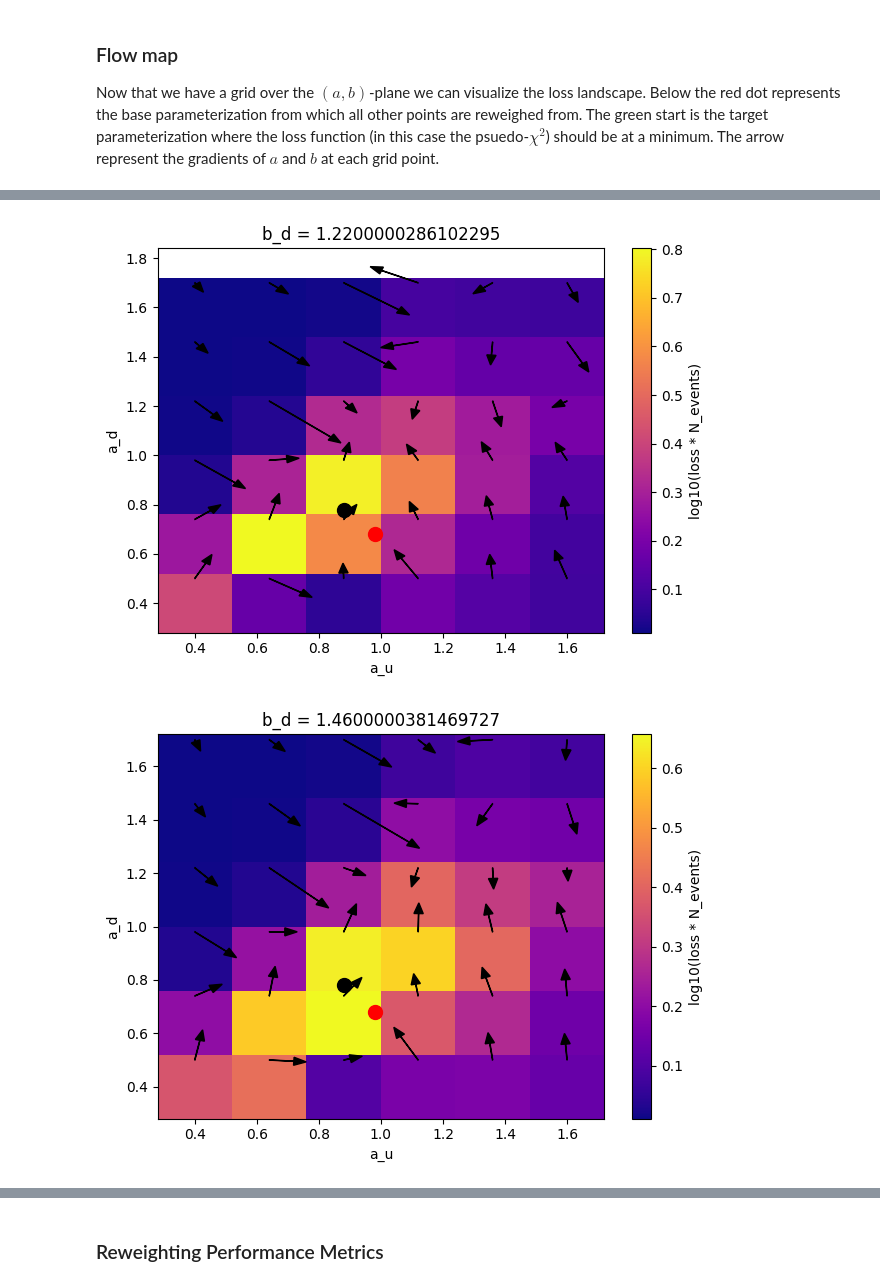
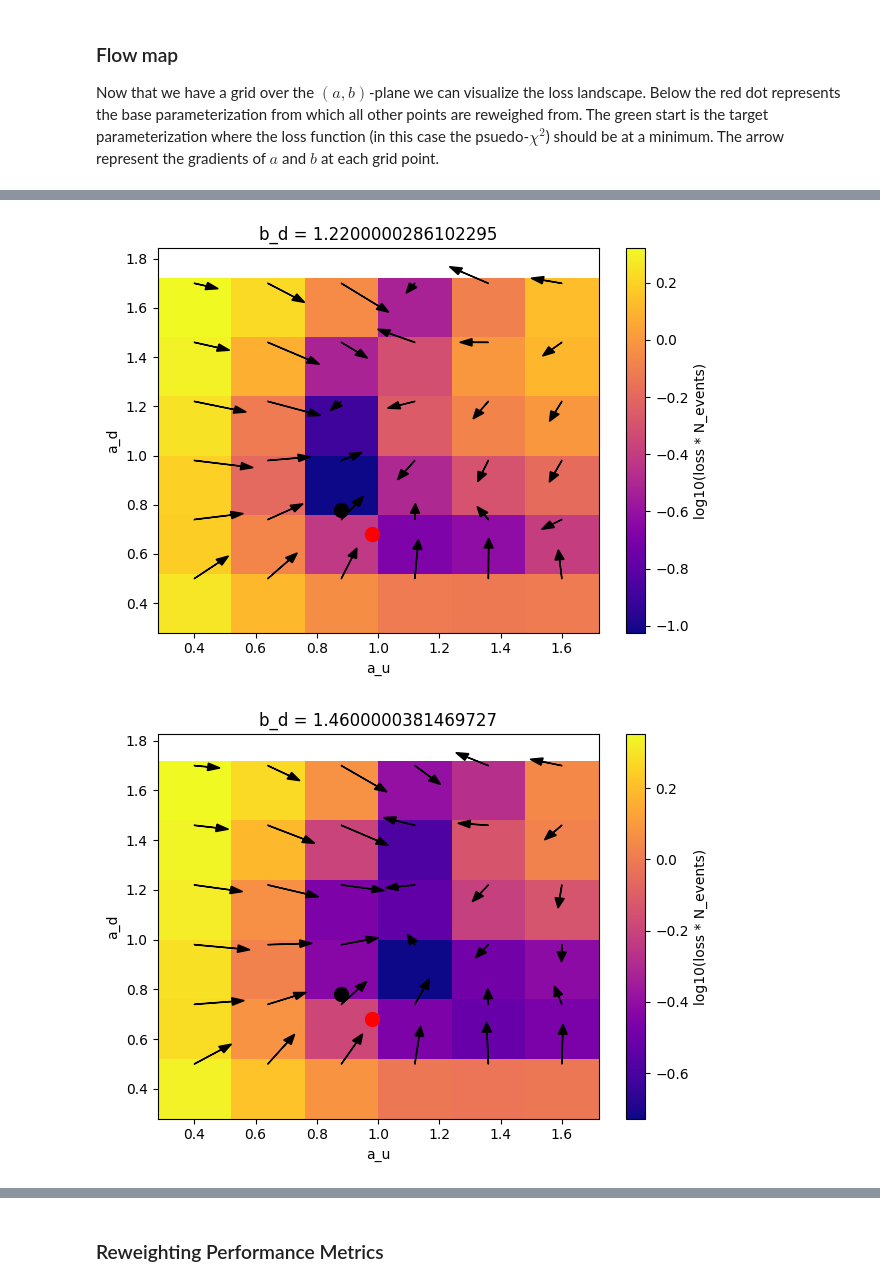
Before and after one commit to tonymenzo/RSA, a Jupyter notebook: src/RSA_nD_flow_map.ipynb, the cells around one changed output, grey strips where cells are left out. Saved outputs shown, nothing was run; the diff lists cells and outputs as text; code cells hidden in the pictures.

Commit message:
fixed flow plots

```diff
--- a/src/RSA_nD_flow_map.ipynb
+++ b/src/RSA_nD_flow_map.ipynb
@@ -356,12 +356,12 @@ import matplotlib.colors as mcolors
 from mpl_toolkits.mplot3d import Axes3D
 # print(a_b_c)
 
-magnitudes = np.load('/pscratch/sd/l/ljpuslar/RSA/RSA/src/temp_results/Flow_map_nD/magnitudes_5.npy')
-a_b_gradients = np.load('/pscratch/sd/l/ljpuslar/RSA/RSA/src/temp_results/Flow_map_nD/gradients_5.npy')
-a_b_c = np.load('/pscratch/sd/l/ljpuslar/RSA/RSA/src/temp_results/Flow_map_nD/ad_bd_au_5.npy')
-loss_grid = np.load('/pscratch/sd/l/ljpuslar/RSA/RSA/src/temp_results/Flow_map_nD/loss_grid_5.npy')
-mu = np.load('/pscratch/sd/l/ljpuslar/RSA/RSA/src/temp_results/Flow_map_nD/mu_5.npy')
-Neff = np.load('/pscratch/sd/l/ljpuslar/RSA/RSA/src/temp_results/Flow_map_nD/Neff_5.npy')
+magnitudes = np.load('/pscratch/sd/l/ljpuslar/RSA/RSA/src/temp_results/Flow_map_nD/magnitudes_6.npy')
+a_b_gradients = np.load('/pscratch/sd/l/ljpuslar/RSA/RSA/src/temp_results/Flow_map_nD/gradients_6.npy')
+a_b_c = np.load('/pscratch/sd/l/ljpuslar/RSA/RSA/src/temp_results/Flow_map_nD/ad_bd_au_6.npy')
+loss_grid = np.load('/pscratch/sd/l/ljpuslar/RSA/RSA/src/temp_results/Flow_map_nD/loss_grid_6.npy')
+mu = np.load('/pscratch/sd/l/ljpuslar/RSA/RSA/src/temp_results/Flow_map_nD/mu_6.npy')
+Neff = np.load('/pscratch/sd/l/ljpuslar/RSA/RSA/src/temp_results/Flow_map_nD/Neff_6.npy')
 
 
 
@@ -392,7 +392,7 @@ bd = a_b_c[:,1]
 au = a_b_c[:,2]
 
 g1,g2,g3 =  -a_b_gradients[:,0], -a_b_gradients[:,1], -a_b_gradients[:,2],
-scale = 1e2
+scale = 5e1
 ax.quiver(ad,bd,au,g1/scale,g2/scale,g3/scale)
 # sc = ax.scatter(ad, bd, au, c=magnitudes, cmap='plasma', s=20)  # 's' is size, 'c' is color
 sc = ax.scatter(ad, bd, au, c=np.log10((loss_grid)), cmap='plasma', s=20)  # 's' is size, 'c' is color
@@ -467,5 +450,8 @@ for a_value in aus:
     plt.xlabel('b_d')
     plt.ylabel('a_d')
     plt.tight_layout()
+    a_round = np.round(a_value,4)
+    print(a_round)
+    plt.savefig(f'temp_results/Flow_map_nD/plots/1_au{a_round}.png')
     plt.show()
 # %% [output]
@@ -492,8 +484,8 @@ for b_value in bds:
     ad_au = np.vstack([ad,bd]).T
     a_b_grad_plot = a_b_gradients[mask]
 
-    # loss_plot = np.log10((loss_grid))[mask]
-    loss_plot = ((Neff))[mask]
+    loss_plot = np.log10((loss_grid))[mask]
+    # loss_plot = ((Neff))[mask]
 
     # Get unique sorted grid values
     ad_unique = np.unique(ad)
@@ -528,2 +520,2 @@ for b_value in bds:
-[figure, old version]
+[figure, new version]
-[figure, old version]
+[figure, new version]
```
Also changed, not shown: parts of 8 cells of this notebook, 25 other files.
